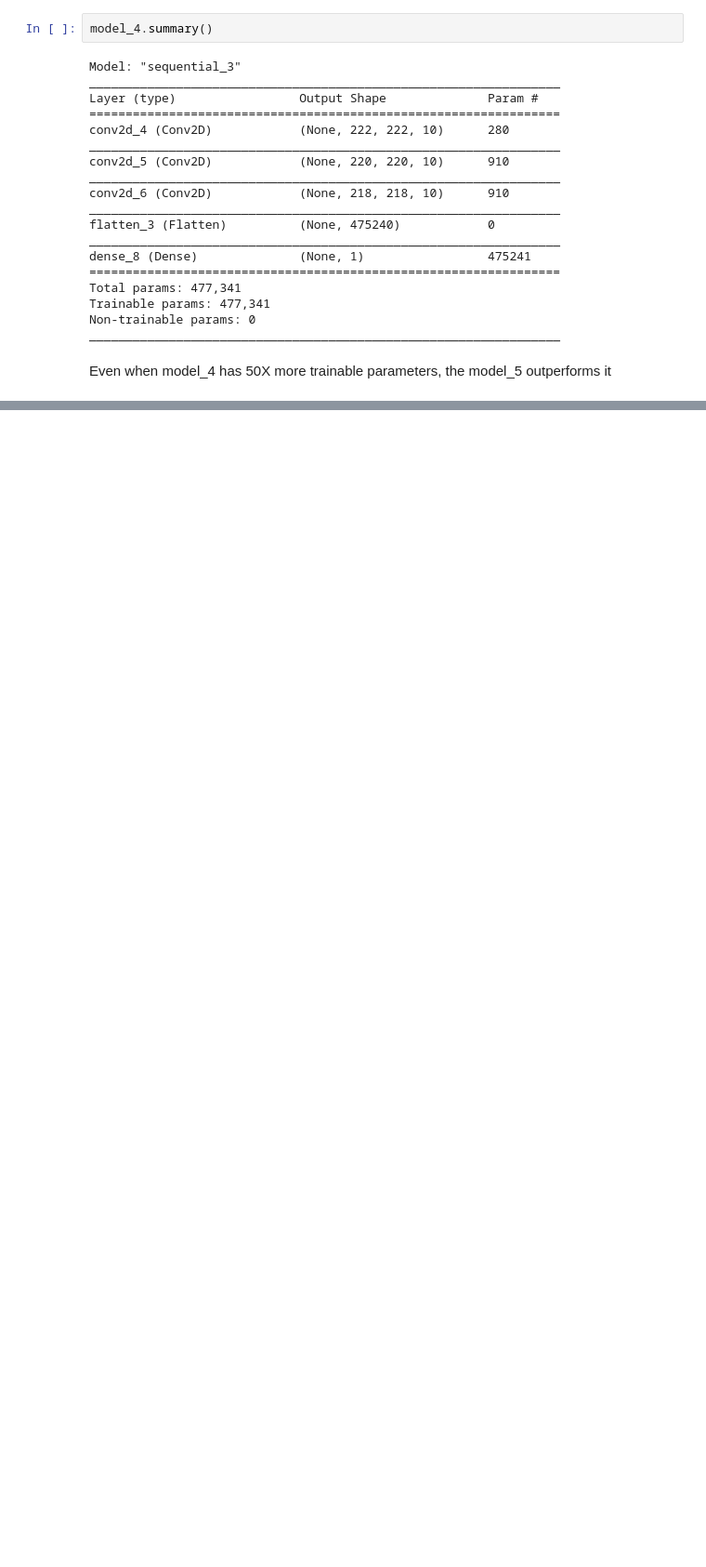
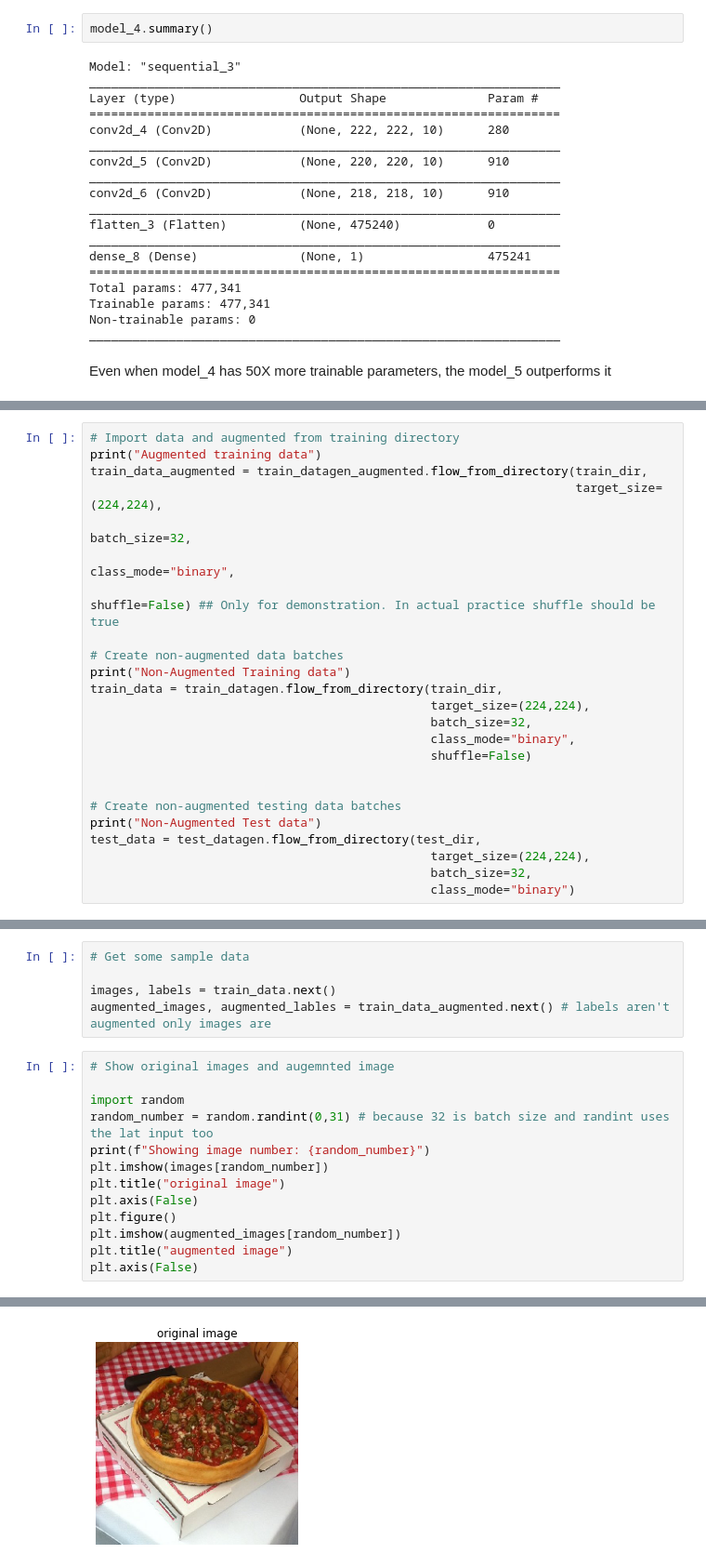
Before and after one commit to shashwat9kumar/ML-And-DataScience, a Jupyter notebook: Tensorflow/03_introduction_to_computer_vision_using_tensorflow.ipynb, the cells around one changed output, grey strips where cells are left out. Shown at 93% size. Saved outputs shown, nothing was run; the diff lists cells and outputs as text; blank space fills up the shorter version.

```diff
--- a/Tensorflow/03_introduction_to_computer_vision_using_tensorflow.ipynb
+++ b/Tensorflow/03_introduction_to_computer_vision_using_tensorflow.ipynb
@@ -1020,0 +1049,24 @@ plot_loss_curve(history_5)
+# %%
+# Import data and augmented from training directory
+print("Augmented training data")
+train_data_augmented = train_datagen_augmented.flow_from_directory(train_dir,
+                                                                   target_size=(224,224),
+                                                                   batch_size=32,
+                                                                   class_mode="binary",
+                                                                   shuffle=False) ## Only for demonstration. In actual practice shuffle should be true
+
+# Create non-augmented data batches
+print("Non-Augmented Training data")
+train_data = train_datagen.flow_from_directory(train_dir,
+                                               target_size=(224,224),
+                                               batch_size=32,
+                                               class_mode="binary",
+                                               shuffle=False)
+
+
+# Create non-augmented testing data batches
+print("Non-Augmented Test data")
+test_data = test_datagen.flow_from_directory(test_dir,
+                                               target_size=(224,224),
+                                               batch_size=32,
+                                               class_mode="binary")
@@ -1020,0 +1085,19 @@ plot_loss_curve(history_5)
+# %%
+# Get some sample data
+
+images, labels = train_data.next()
+augmented_images, augmented_lables = train_data_augmented.next() # labels aren't augmented only images are
+# %%
+# Show original images and augemnted image
+
+import random
+random_number = random.randint(0,31) # because 32 is batch size and randint uses the lat input too
+print(f"Showing image number: {random_number}")
+plt.imshow(images[random_number])
+plt.title("original image")
+plt.axis(False)
+plt.figure()
+plt.imshow(augmented_images[random_number])
+plt.title("augmented image")
+plt.axis(False)
+# %% [output]
@@ -1020,0 +1106 @@ plot_loss_curve(history_5)
+[figure, added]
```
Also changed, not shown: parts of 47 cells of this notebook.
